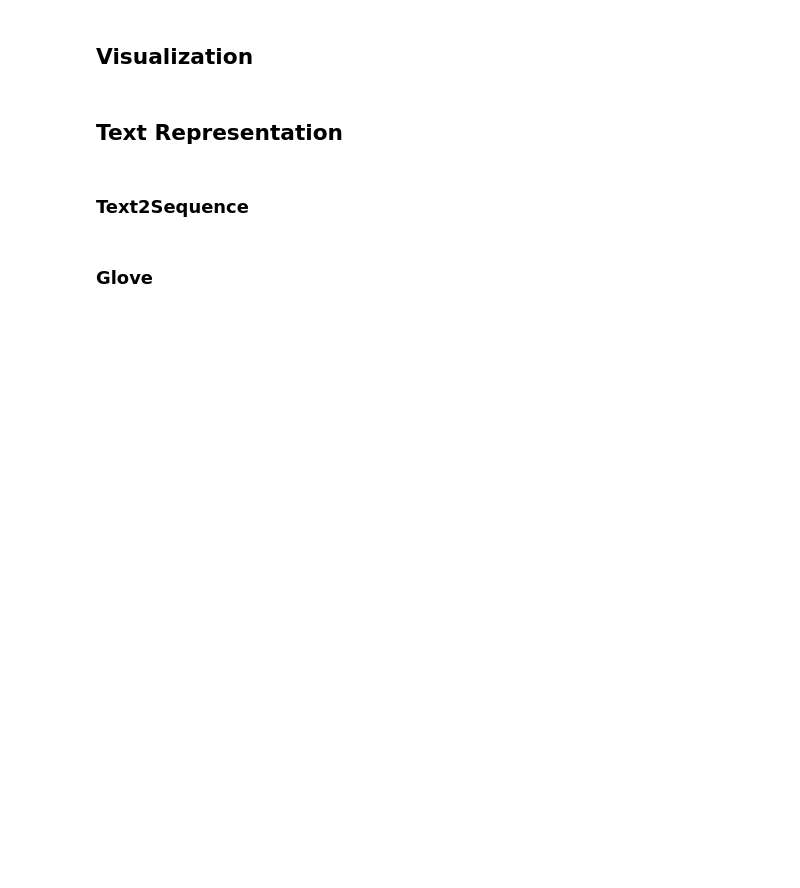
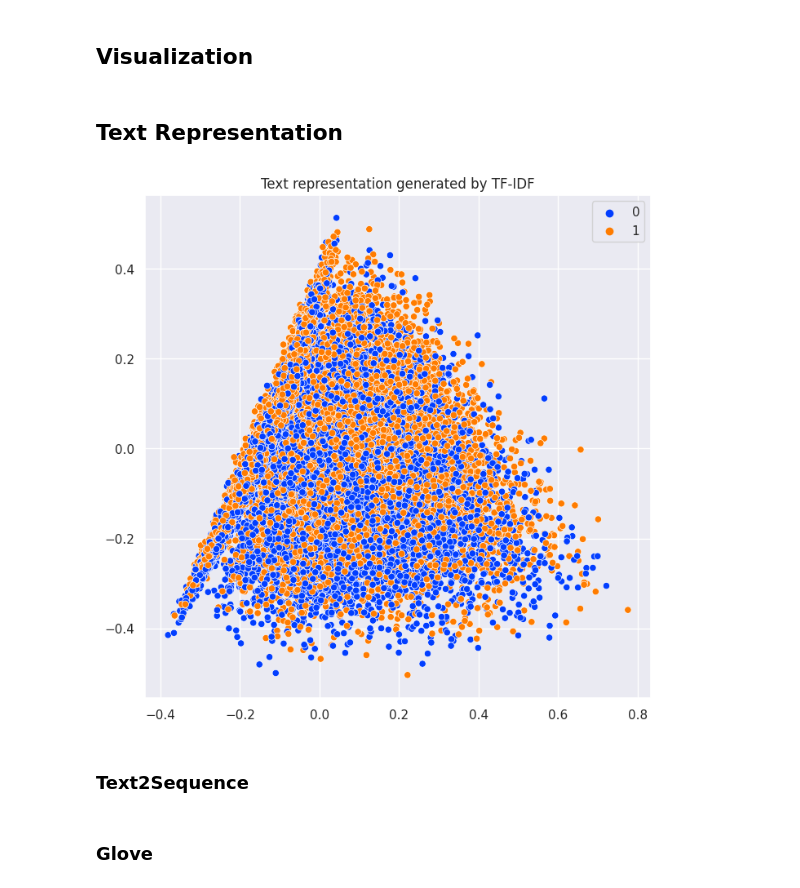
Before and after one commit to mojtabaSefidi/Small-AI-Projects, a Jupyter notebook: Sentiment_Analysis_Using_DeepLearning.ipynb, the cells around one changed output. Saved outputs shown, nothing was run; the diff lists cells and outputs as text; code cells hidden in the pictures; blank space fills up the shorter version.

Commit message:
There were several bugs while generating embedding vectors

```diff
--- a/Sentiment_Analysis_Using_DeepLearning.ipynb
+++ b/Sentiment_Analysis_Using_DeepLearning.ipynb
@@ -183,6 +183,6 @@ def process(text,
 #   le = preprocessing.LabelEncoder()
 #   return le.fit_transform(labels), list(le.classes_)
 # %%
-train_dataset['text'] = train_dataset['text'].apply(lambda x: process(x))
+train_dataset['text'] = train_dataset['text'].swifter.apply(lambda x: process(x))
 test_dataset['text'] = test_dataset['text'].swifter.apply(lambda x: process(x))
 validation_dataset['text'] = validation_dataset['text'].swifter.apply(lambda x: process(x))
@@ -197,13 +189,17 @@ y_test = LB.transform(y_test)
+# %%
+x_train_text, y_train = train_dataset['text'].to_numpy(), train_dataset['label'].to_numpy()
+x_test_text, y_test = test_dataset['text'].to_numpy(), test_dataset['label'].to_numpy()
+x_validation_text, y_validation = validation_dataset['text'].to_numpy(), validation_dataset['label'].to_numpy()
 # %% [markdown]
 ## **Visualization**
 # %%
-def visulizer(representation, model_name):
+def visulizer(representation, model_name, label):
   pca = PCA(n_components=2)
   representation_reduced = pca.fit_transform(representation)
   plt.figure(figsize=(8,8))
   title= 'Text representation generated by {}'.format(model_name)
   plt.title(title)
-  sn.scatterplot(x=representation_reduced[:,0], y=representation_reduced[:,-1], hue=y_train.argmax(axis=1), palette='bright', legend=False)
+  sn.scatterplot(x=representation_reduced[:,0], y=representation_reduced[:,-1], hue=label, palette='bright', legend='auto')
   plt.show()
   return
 
@@ -237,6 +233,13 @@ def plot_learning_curve(history):
   return
 # %% [markdown]
 ## **Text Representation**
+# %%
+tfidf = TfidfVectorizer(max_features=300,ngram_range=(1,3))
+X_tfidf = tfidf.fit_transform(x_train_text).toarray()
+# %%
+visulizer(X_tfidf, model_name='TF-IDF', label=y_train)
+# %% [output]
+[figure, added]
 # %% [markdown]
 ### **Text2Sequence**
 # %%
```
Also changed, not shown: parts of 20 cells of this notebook.
